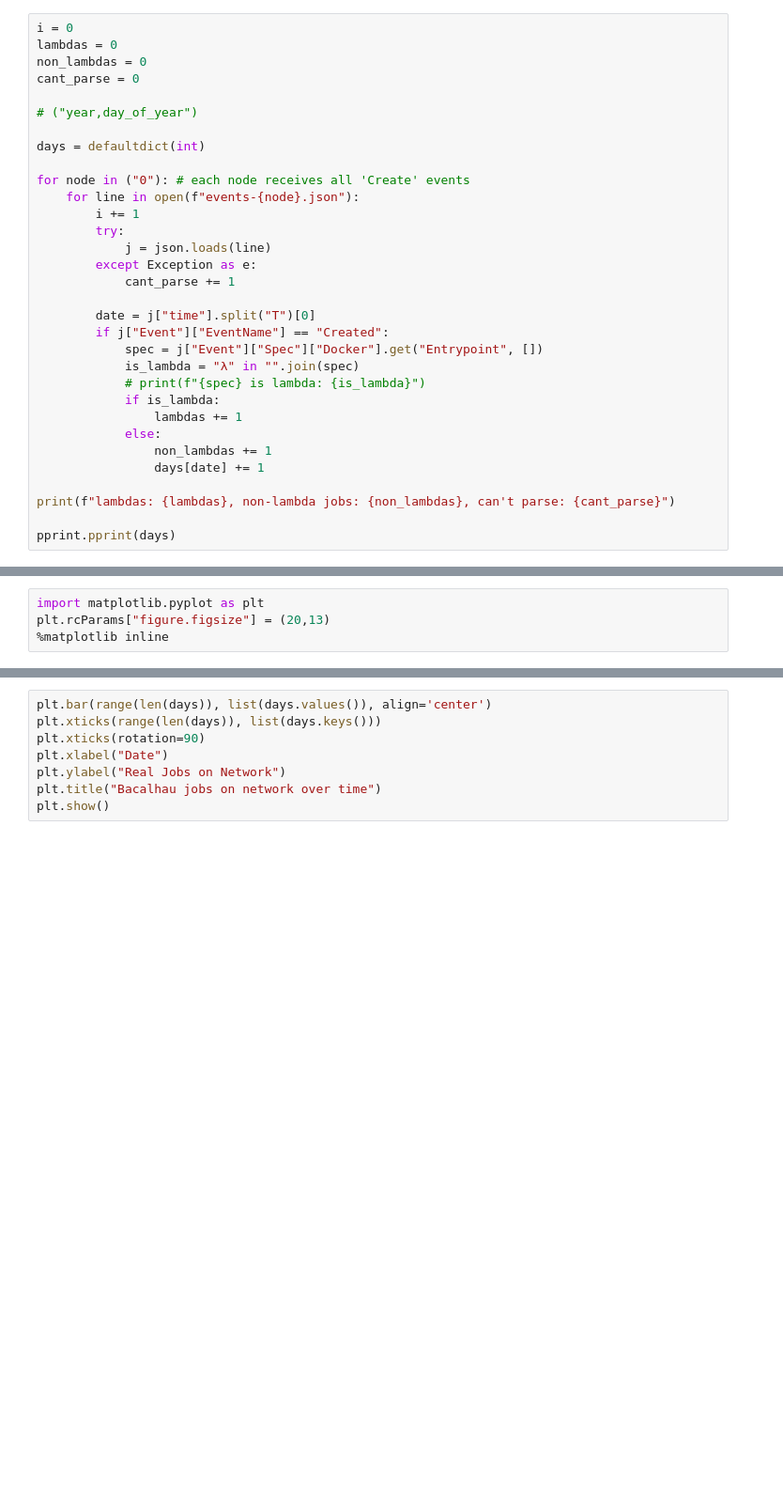
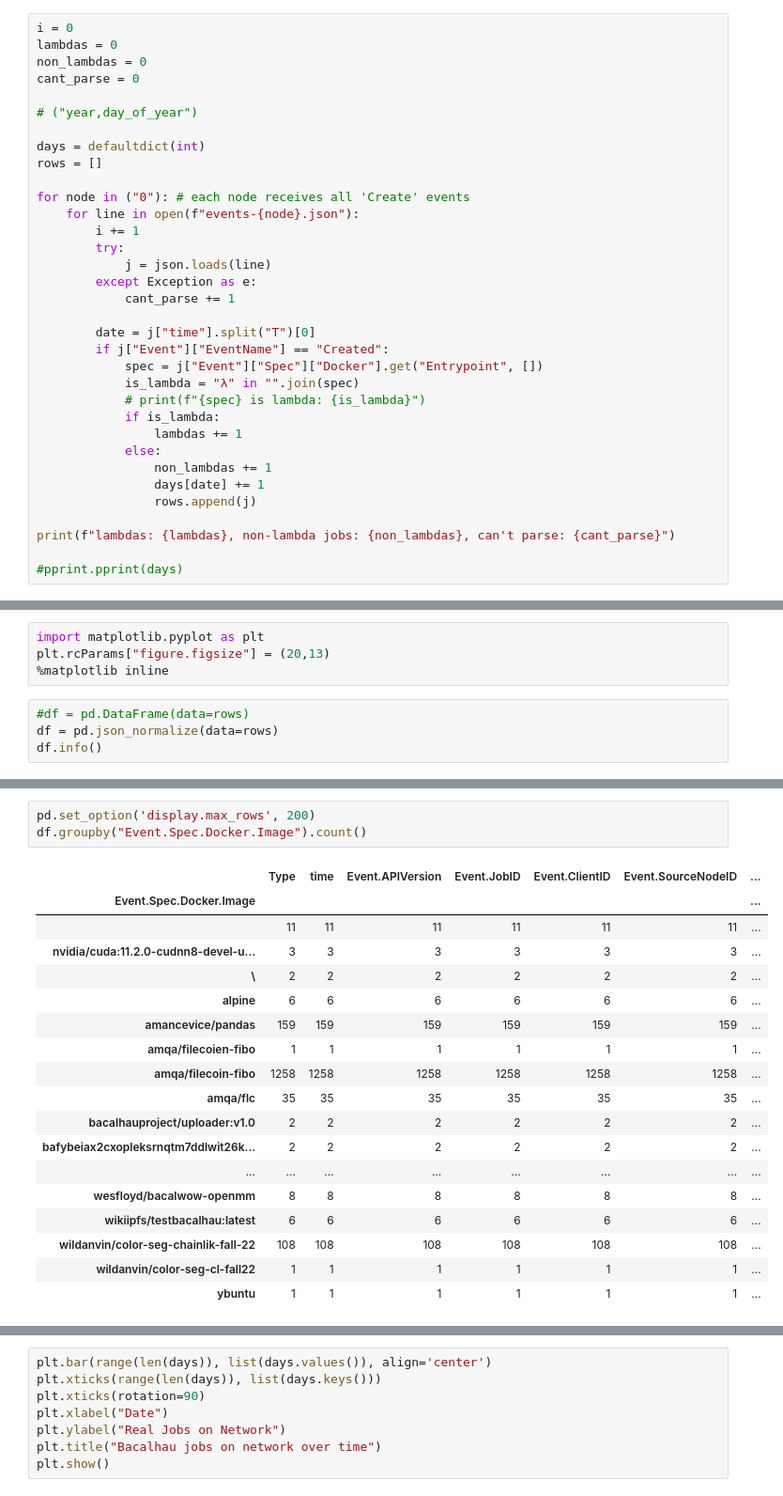
Before and after one commit to lukemarsden/bacalhau-analysis-thinger, a Jupyter notebook: analysis.ipynb, the cells around one changed output, grey strips where cells are left out. Shown at 94% size. Cells and saved outputs as stored; diff of their text form; blank space fills up the shorter version.

```diff
--- a/analysis.ipynb
+++ b/analysis.ipynb
@@ -23,6 +30,7 @@ cant_parse = 0
 # ("year,day_of_year")
 
 days = defaultdict(int)
+rows = []
 
 for node in ("0"): # each node receives all 'Create' events
     for line in open(f"events-{node}.json"):
@@ -42,9 +50,10 @@ for node in ("0"): # each node receives all 'Create' events
             else:
                 non_lambdas += 1
                 days[date] += 1
+                rows.append(j)
 
 print(f"lambdas: {lambdas}, non-lambda jobs: {non_lambdas}, can't parse: {cant_parse}")
 
-pprint.pprint(days)
+#pprint.pprint(days)
 # %% [output]
 lambdas: 154114, non-lambda jobs: 23554, can't parse: 4
@@ -68,3 +90,7 @@ defaultdict(<class 'int'>,
 import matplotlib.pyplot as plt
 plt.rcParams["figure.figsize"] = (20,13)
 %matplotlib inline
+# %%
+#df = pd.DataFrame(data=rows)
+df = pd.json_normalize(data=rows)
+df.info()
@@ -70,0 +182,22 @@ plt.rcParams["figure.figsize"] = (20,13)
+# %%
+pd.set_option('display.max_rows', 200)
+df.groupby("Event.Spec.Docker.Image").count()
+# %% [output]
+|  | Type | time | Event.APIVersion | Event.JobID | Event.ClientID | Event.SourceNodeID | ... |
+| Event.Spec.Docker.Image |  |  |  |  |  |  | ... |
+|  | 11 | 11 | 11 | 11 | 11 | 11 | ... |
+| nvidia/cuda:11.2.0-cudnn8-devel-u... | 3 | 3 | 3 | 3 | 3 | 3 | ... |
+| \ | 2 | 2 | 2 | 2 | 2 | 2 | ... |
+| alpine | 6 | 6 | 6 | 6 | 6 | 6 | ... |
+| amancevice/pandas | 159 | 159 | 159 | 159 | 159 | 159 | ... |
+| amqa/filecoien-fibo | 1 | 1 | 1 | 1 | 1 | 1 | ... |
+| amqa/filecoin-fibo | 1258 | 1258 | 1258 | 1258 | 1258 | 1258 | ... |
+| amqa/flc | 35 | 35 | 35 | 35 | 35 | 35 | ... |
+| bacalhauproject/uploader:v1.0 | 2 | 2 | 2 | 2 | 2 | 2 | ... |
+| bafybeiax2cxopleksrnqtm7ddlwit26k... | 2 | 2 | 2 | 2 | 2 | 2 | ... |
+| ... | ... | ... | ... | ... | ... | ... | ... |
+| wesfloyd/bacalwow-openmm | 8 | 8 | 8 | 8 | 8 | 8 | ... |
+| wikiipfs/testbacalhau:latest | 6 | 6 | 6 | 6 | 6 | 6 | ... |
+| wildanvin/color-seg-chainlik-fall-22 | 108 | 108 | 108 | 108 | 108 | 108 | ... |
+| wildanvin/color-seg-cl-fall22 | 1 | 1 | 1 | 1 | 1 | 1 | ... |
+| ybuntu | 1 | 1 | 1 | 1 | 1 | 1 | ... |
```
Also changed, not shown: parts of 19 cells of this notebook.
